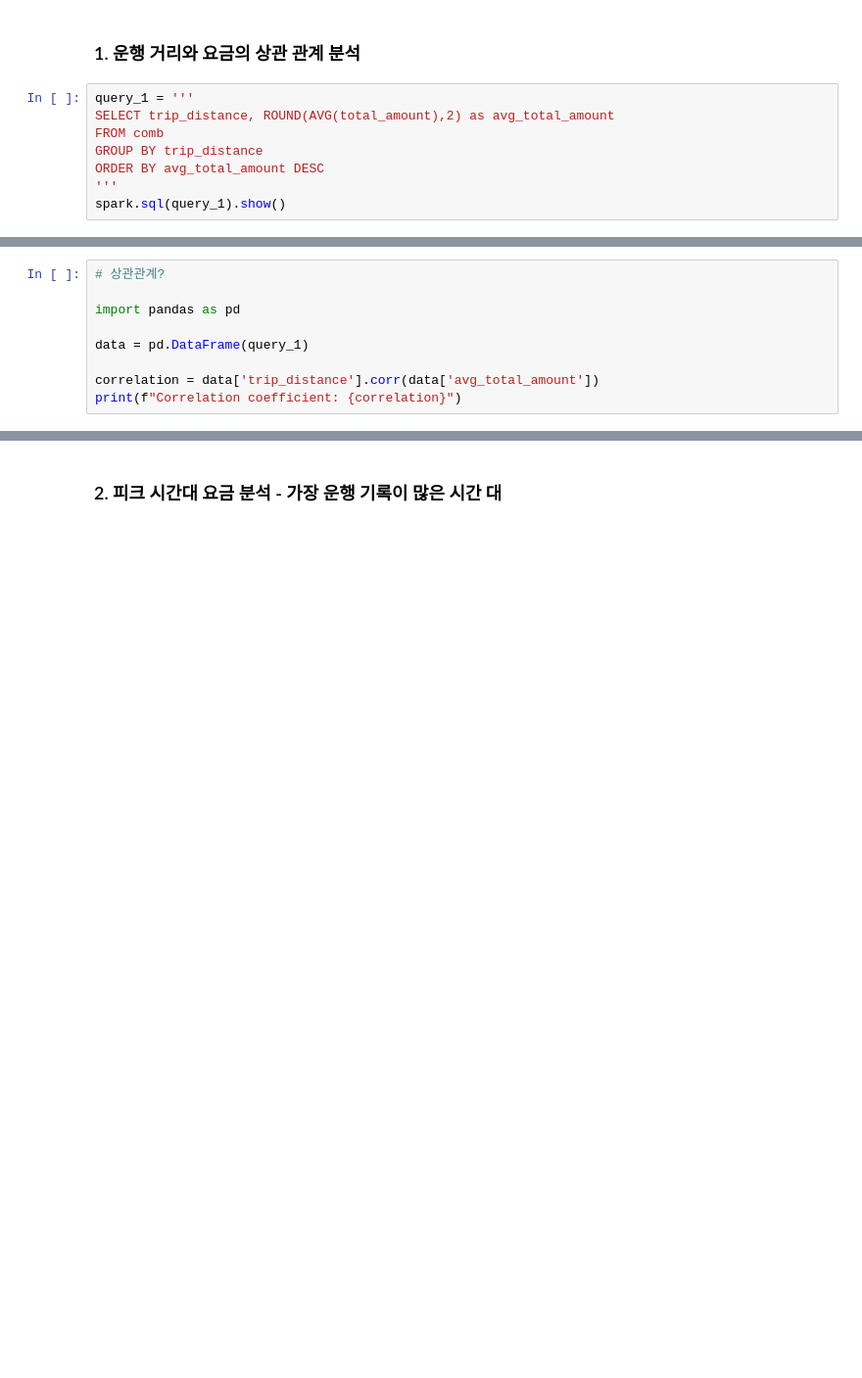
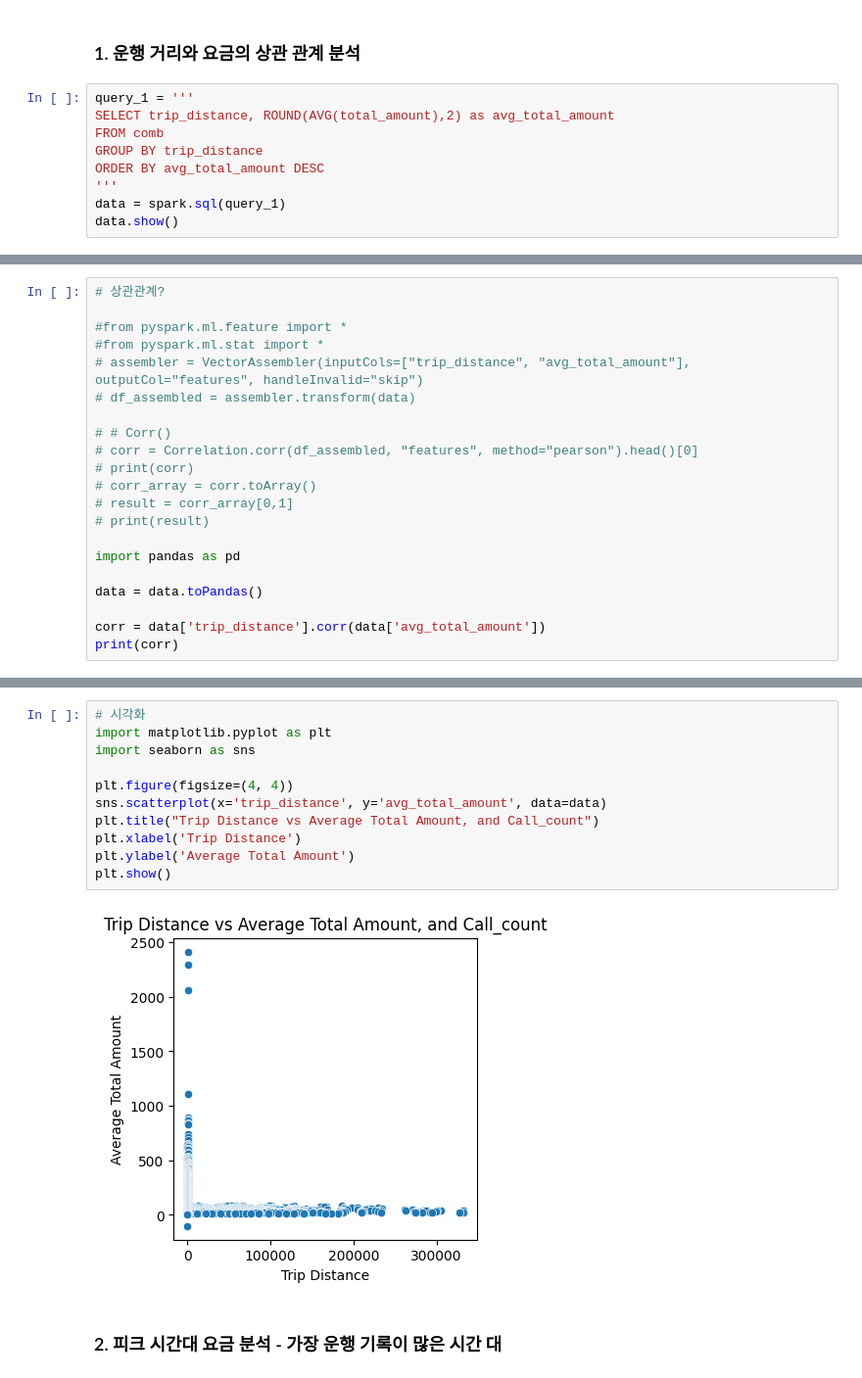
Before and after one commit to selina7704/AWS_Spark, a Jupyter notebook: 241210_04_yellowtaxi_trip_count.ipynb, the cells around one changed output, grey strips where cells are left out. Shown: that part at 98% size. Cells and saved outputs as stored; diff of their text form; blank space fills up the shorter version.

```diff
--- a/241210_04_yellowtaxi_trip_count.ipynb
+++ b/241210_04_yellowtaxi_trip_count.ipynb
@@ -259,5 +258,6 @@ FROM comb
 GROUP BY trip_distance
 ORDER BY avg_total_amount DESC
 '''
-spark.sql(query_1).show()
+data = spark.sql(query_1)
+data.show()
 # %% [output]
@@ -282,10 +288,22 @@ only showing top 20 rows
 # %%
 # 상관관계?
 
+#from pyspark.ml.feature import *
+#from pyspark.ml.stat import *
+# assembler = VectorAssembler(inputCols=["trip_distance", "avg_total_amount"], outputCol="features", handleInvalid="skip")
+# df_assembled = assembler.transform(data)
+
+# # Corr()
+# corr = Correlation.corr(df_assembled, "features", method="pearson").head()[0]
+# print(corr)
+# corr_array = corr.toArray()
+# result = corr_array[0,1]
+# print(result)
+
 import pandas as pd
 
-data = pd.DataFrame(query_1)
+data = data.toPandas()
 
-correlation = data['trip_distance'].corr(data['avg_total_amount'])
-print(f"Correlation coefficient: {correlation}")
+corr = data['trip_distance'].corr(data['avg_total_amount'])
+print(corr)
 # %% [output]
@@ -293,3 +312,16 @@ NameError: name 'query_1' is not defined
+# %%
+# 시각화
+import matplotlib.pyplot as plt
+import seaborn as sns
+
+plt.figure(figsize=(4, 4))
+sns.scatterplot(x='trip_distance', y='avg_total_amount', data=data)
+plt.title("Trip Distance vs Average Total Amount, and Call_count")
+plt.xlabel('Trip Distance')
+plt.ylabel('Average Total Amount')
+plt.show()
+# %% [output]
+[figure, added]
 # %% [markdown]
 ### 2. 피크 시간대 요금 분석 - 가장 운행 기록이 많은 시간 대
 # %%
```
Also changed, not shown: parts of 27 cells of this notebook.
